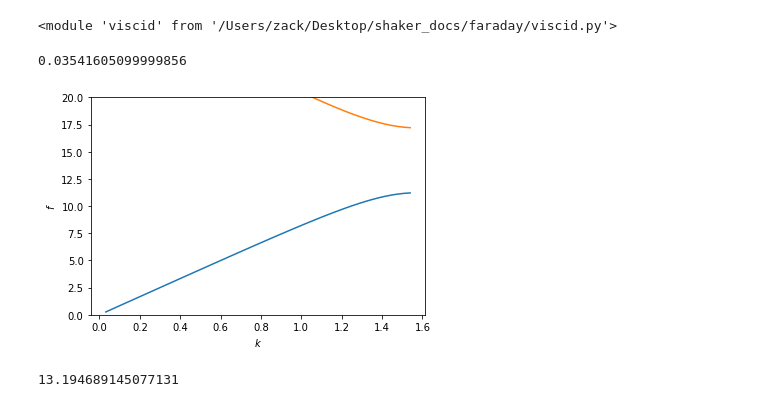
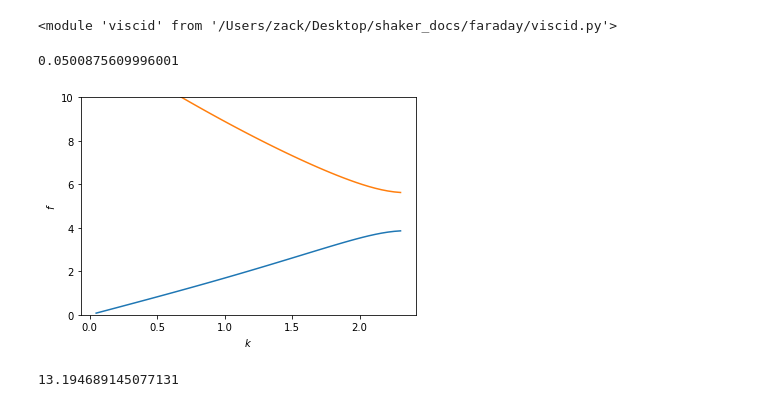
Before and after one commit to znicolaou/faraday, a Jupyter notebook: viscid_notebook.ipynb, the cells around one changed output. Cells and saved outputs as stored; diff of their text form; code cells hidden in the pictures.

```diff
--- a/viscid_notebook.ipynb
+++ b/viscid_notebook.ipynb
@@ -87,30 +87,36 @@ imp.reload(viscid)
 # %%
 num=50
 
 start=timeit.default_timer()
+args.k1x=4.7
+args.mu=0.009
+args.sigma=72
+args.h0=0.15
+args.As=0.1
+args.dim=1
+
+
 ks=np.arange(1,num)/num*args.k1x/2
 evalssweep1=[]
-args.dim=1
-args.As=0.07
 for k in ks:
     args.kx=k
     F,G=viscid.inviscid_mat(args)
     Fflattened=F[0,0]
     Gflattened=G[0,0]
     evals,evecs=eig(Fflattened,Gflattened)
     evalssweep1=evalssweep1+[evals]
 stop=timeit.default_timer()
 print(stop-start)
-vals1=np.sort(np.abs(np.imag(np.array(evalssweep1)**0.5)),axis=1)
+vals1=np.sort(np.abs(np.imag(np.array(evalssweep1)**0.5))/(2*np.pi),axis=1)
 
-plt.ylim(0,20)
+plt.ylim(0,10)
 plt.plot(ks,vals1)
 plt.xlabel('$k$')
 plt.ylabel('$f$')
 plt.show()
 # %% [output]
-0.03541605099999856
+0.0500875609996001
-[figure, old version]
+[figure, new version]
 # %%
 np.pi*4.2
 # %% [output]
```
Also changed, not shown: parts of 11 cells of this notebook, 1 other file.
